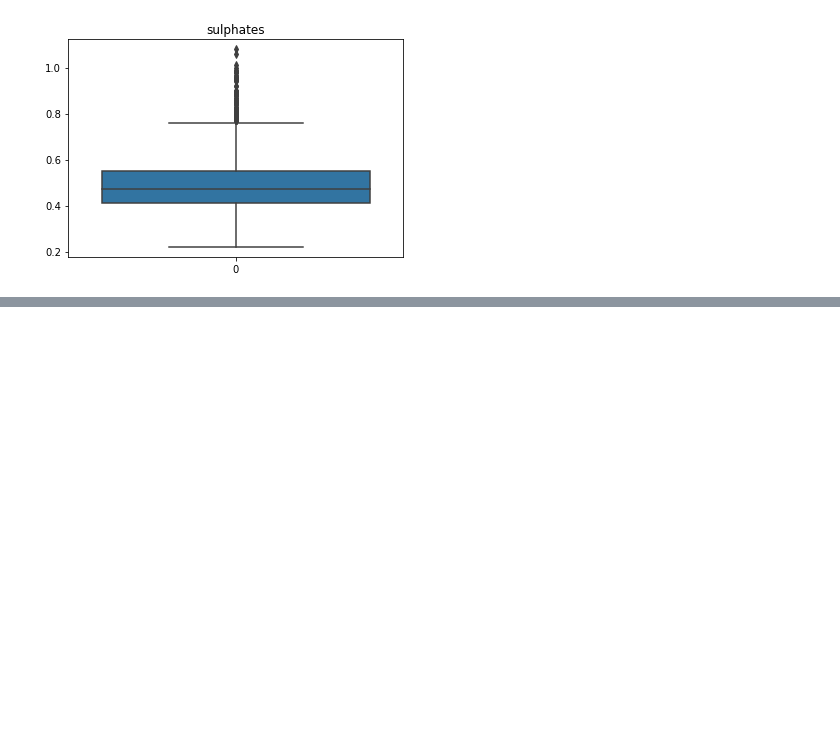
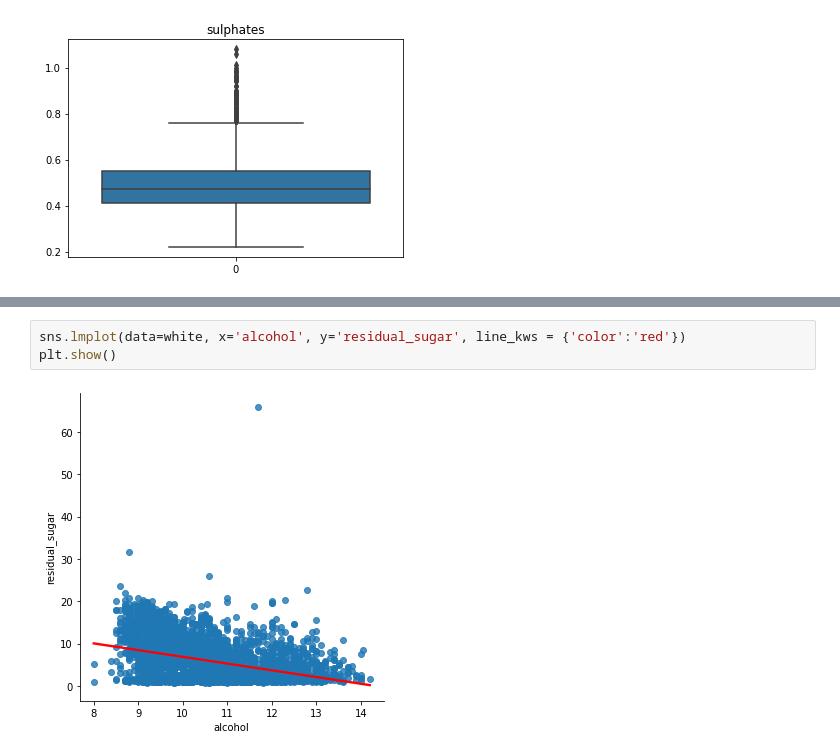
Before and after one commit to MrEnigmamgine/jtl_wine_quality, a Jupyter notebook: Luis_working_notebook.ipynb, the cells around one changed output, grey strips where cells are left out. Drawn from its saved outputs; the diff is of its cells as text; blank space fills up the shorter version.

```diff
--- a/Luis_working_notebook.ipynb
+++ b/Luis_working_notebook.ipynb
@@ -144,0 +245,5 @@ Text(0.5, 1.0, 'sulphates')
+# %%
+sns.lmplot(data=white, x='alcohol', y='residual_sugar', line_kws = {'color':'red'})
+plt.show()
+# %% [output]
+[figure, added]
```
Also changed, not shown: parts of 8 cells of this notebook.
